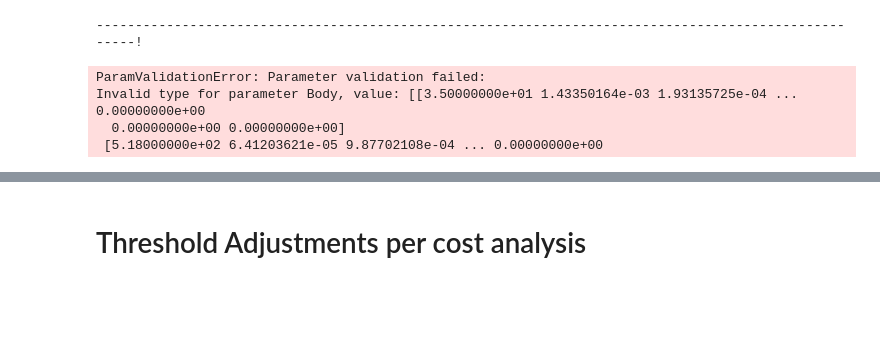
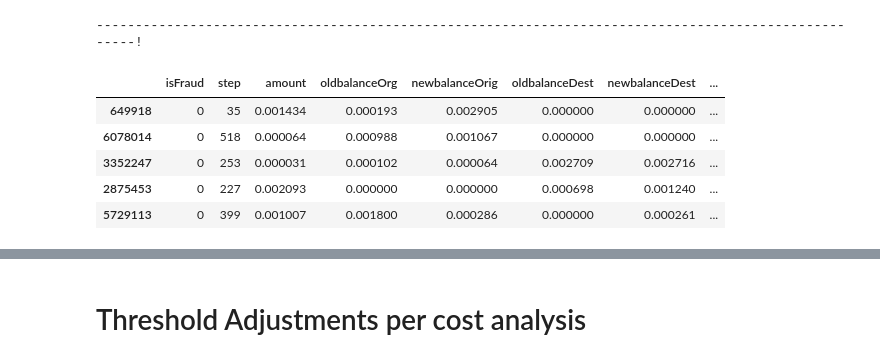
Before and after one commit to don007git/sagemaker, a Jupyter notebook: sprint_2019-04-23/sprint-dql-banking.ipynb, the cells around one changed output, grey strips where cells are left out. Cells and saved outputs as stored; diff of their text form; code cells hidden in the pictures; blank space fills up the shorter version.

```diff
--- a/sprint_2019-04-23/sprint-dql-banking.ipynb
+++ b/sprint_2019-04-23/sprint-dql-banking.ipynb
@@ -417,10 +417,17 @@ xgb_predictor_better = xgboost_clf_better.deploy(initial_instance_count = 1,inst
 INFO:sagemaker:Creating model with name: xgboost-2019-04-25-15-31-50-026
 INFO:sagemaker:Creating endpoint with name xgboost-2019-04-25-15-22-37-235
 -----------------------------------------------------------------------------------------------------!
+# %%
+test_data.head()
+# %% [output]
+|  | isFraud | step | amount | oldbalanceOrg | newbalanceOrig | oldbalanceDest | newbalanceDest | ... |
+| 649918 | 0 | 35 | 0.001434 | 0.000193 | 0.002905 | 0.000000 | 0.000000 | ... |
+| 6078014 | 0 | 518 | 0.000064 | 0.000988 | 0.001067 | 0.000000 | 0.000000 | ... |
+| 3352247 | 0 | 253 | 0.000031 | 0.000102 | 0.000064 | 0.002709 | 0.002716 | ... |
+| 2875453 | 0 | 227 | 0.002093 | 0.000000 | 0.000000 | 0.000698 | 0.001240 | ... |
+| 5729113 | 0 | 399 | 0.001007 | 0.001800 | 0.000286 | 0.000000 | 0.000261 | ... |
 # %%
+xgb_predictor_better.content_type = 'text/csv'
+xgb_predictor_better.serializer = csv_serializer
+xgb_predictor_better.deserializer = None
 predictions = predict(xgb_predictor_better,test_data.as_matrix()[:, 1:])
-# %% [output]
-ParamValidationError: Parameter validation failed:
-Invalid type for parameter Body, value: [[3.50000000e+01 1.43350164e-03 1.93135725e-04 ... 0.00000000e+00
-  0.00000000e+00 0.00000000e+00]
- [5.18000000e+02 6.41203621e-05 9.87702108e-04 ... 0.00000000e+00
```
Also changed, not shown: parts of 6 cells of this notebook, 1 other file.
